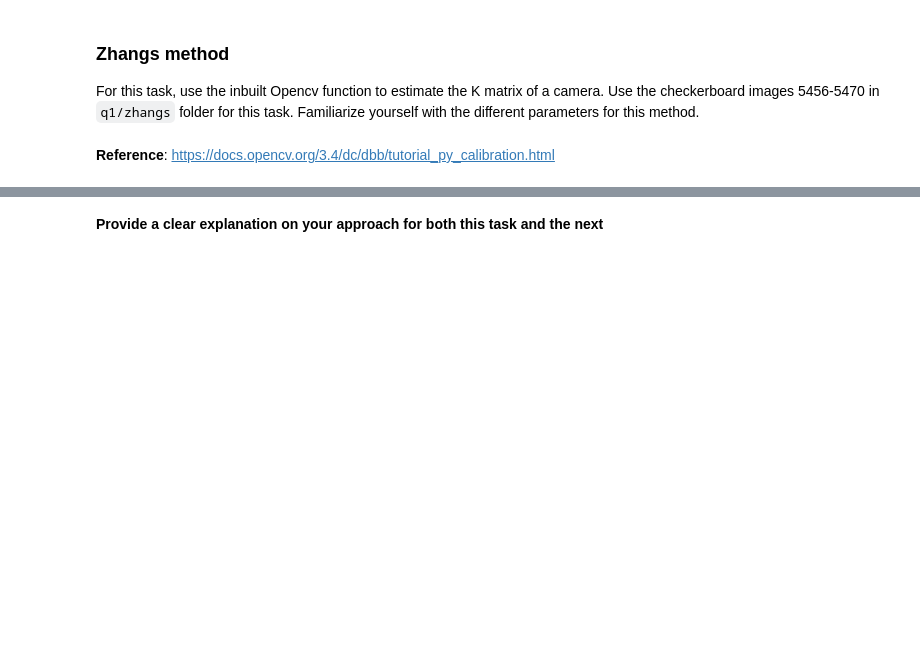
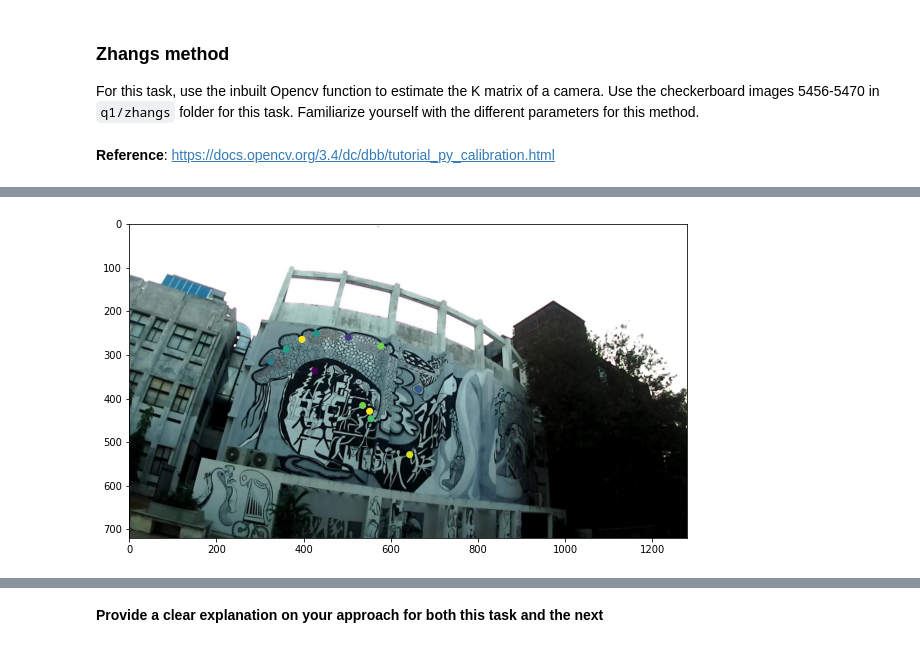
Before and after one commit to aravind-3105/Mobile-Robotics-Assignment4, a Jupyter notebook: Assignment4.ipynb, the cells around one changed output, grey strips where cells are left out. Cells and saved outputs as stored; diff of their text form; code cells hidden in the pictures; blank space fills up the shorter version.

```diff
--- a/Assignment4.ipynb
+++ b/Assignment4.ipynb
@@ -113,3 +113,39 @@ For this task, you have been given two images of the same scene taken from diffe
 Recall that given a point in one image, it's corresponding location in the other image can be found to along a line viz. the epipolar line. The task given to you is to draw the epipolar lines in the second image for each given point in the first image. You have to repeat this for the other image as well. Draw epipolar lines on the first image for the corresponding points in the second image.
 
 The convention used for F is $x'^{T}Fx$ where $x'$ is the location of the point in the second image. For this question you will need to compute the F matrix on your own without using inbuilt functions.
+# %%
+%matplotlib tk
+import matplotlib.pyplot as plt
+import matplotlib.image as mpimg
+import matplotlib.cm as cm
+import numpy as np
+
+
+p1 = []
+fig = plt.figure(figsize=(20,30))
+
+img = mpimg.imread('q2/img1.jpg')
+
+def onclick(event):
+    ix, iy = event.xdata, event.ydata
+    p1.append([ix, iy])
+
+cid = fig.canvas.mpl_connect('button_press_event', onclick)
+
+imgplot = plt.imshow(img)
+plt.show()
+# %%
+%matplotlib inline
+N = len(p1)
+p1 = np.array(p1)
+fig = plt.figure(figsize=(10,15))
+
+img1 = mpimg.imread('q2/img1.jpg')
+imgplot = plt.imshow(img1)
+
+colors = np.random.rand(N)
+
+plt.scatter(p1[:,0], p1[:,1], c=colors)
+plt.show()
+# %% [output]
+[figure, added]
```
Also changed, not shown: parts of 14 cells of this notebook.
